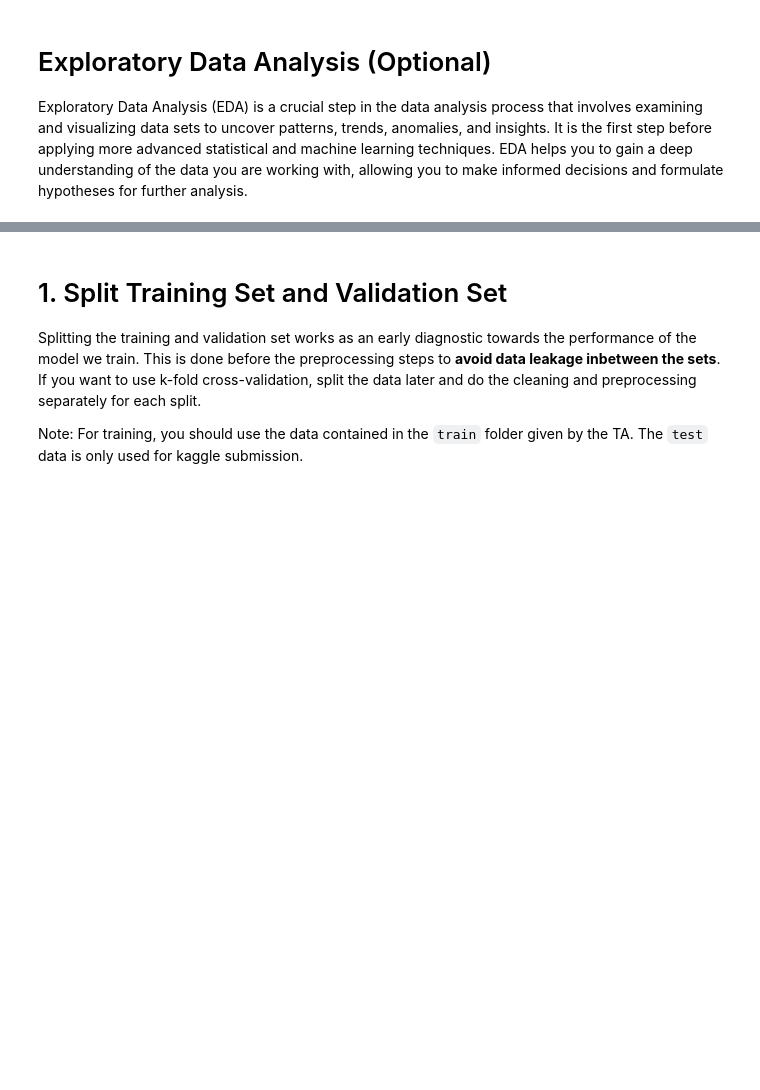
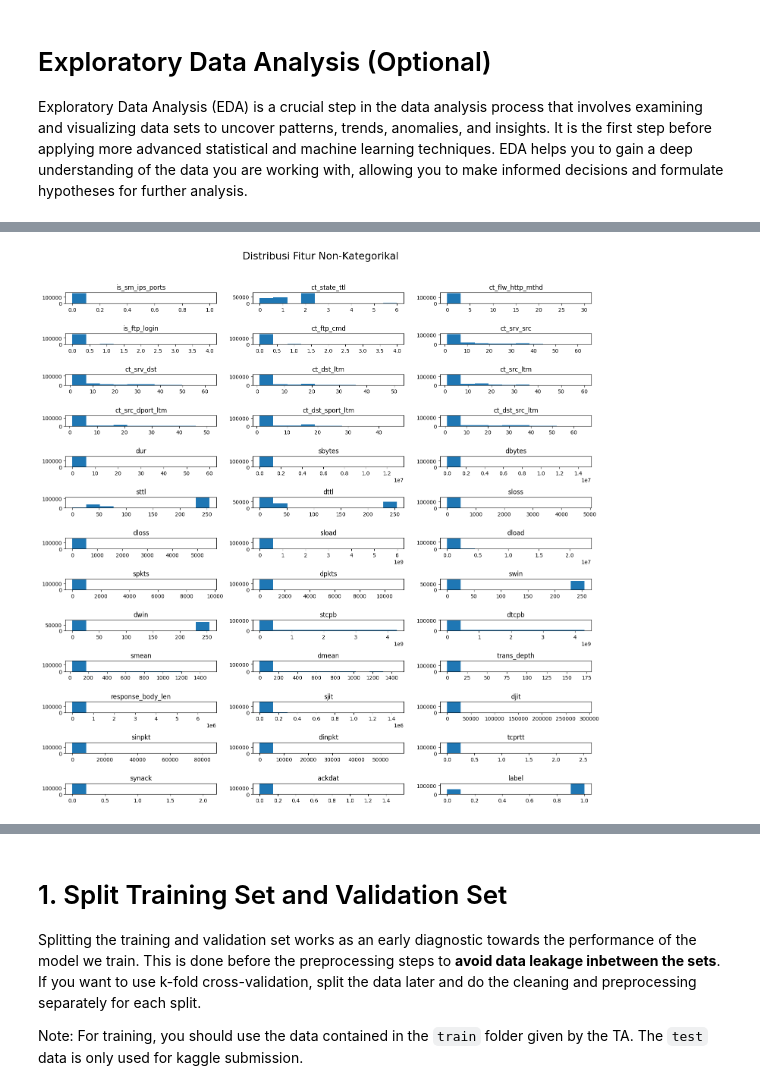
Before and after one commit to ChristopherBrian/Tubes2_AI_K02, a Jupyter notebook: src/IF3170_Artificial_Intelligence___Tugas_Besar_2_Notebook_Template.ipynb, the cells around one changed output, grey strips where cells are left out. Saved outputs shown, nothing was run; the diff lists cells and outputs as text; code cells hidden in the pictures; blank space fills up the shorter version.

```diff
--- a/src/IF3170_Artificial_Intelligence___Tugas_Besar_2_Notebook_Template.ipynb
+++ b/src/IF3170_Artificial_Intelligence___Tugas_Besar_2_Notebook_Template.ipynb
@@ -88,0 +174,14 @@ df_combined.describe()
+# %%
+# Visualisasi distribusi fitur nonkategorikal
+fig, ax = plt.subplots(13, 3, figsize=(15, 15))
+fig.suptitle('Distribusi Fitur Non-Kategorikal', fontsize=19)
+
+for idx in range(39):
+    i, j = divmod(idx, 3)
+    ax[i, j].hist(continuous_features[continuous_features.columns[idx]])
+    ax[i, j].set_title(continuous_features.columns[idx])
+
+plt.tight_layout(rect=[0, 0, 1, 0.96])
+plt.show()
+# %% [output]
+[figure, added]
```
Also changed, not shown: parts of 15 cells of this notebook.
